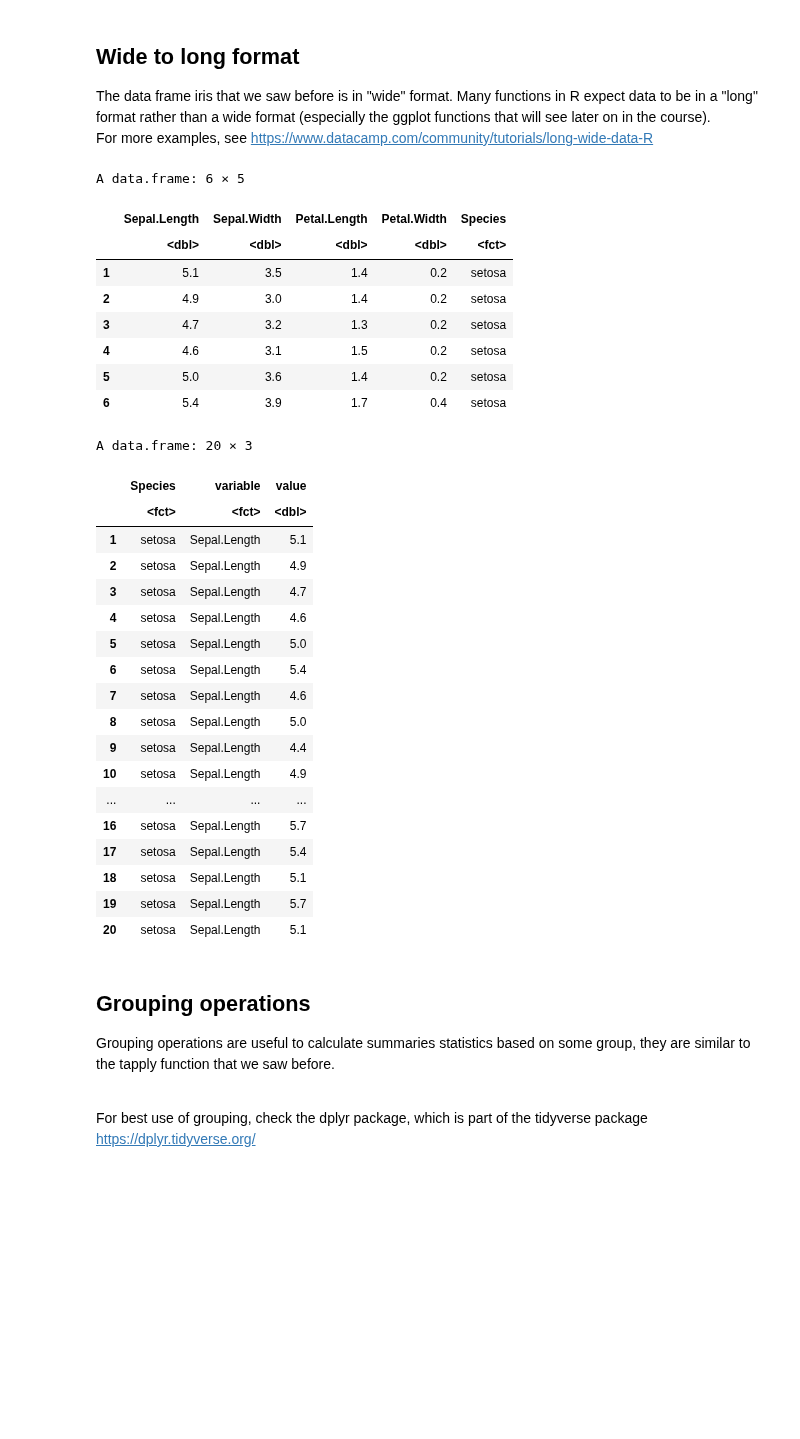
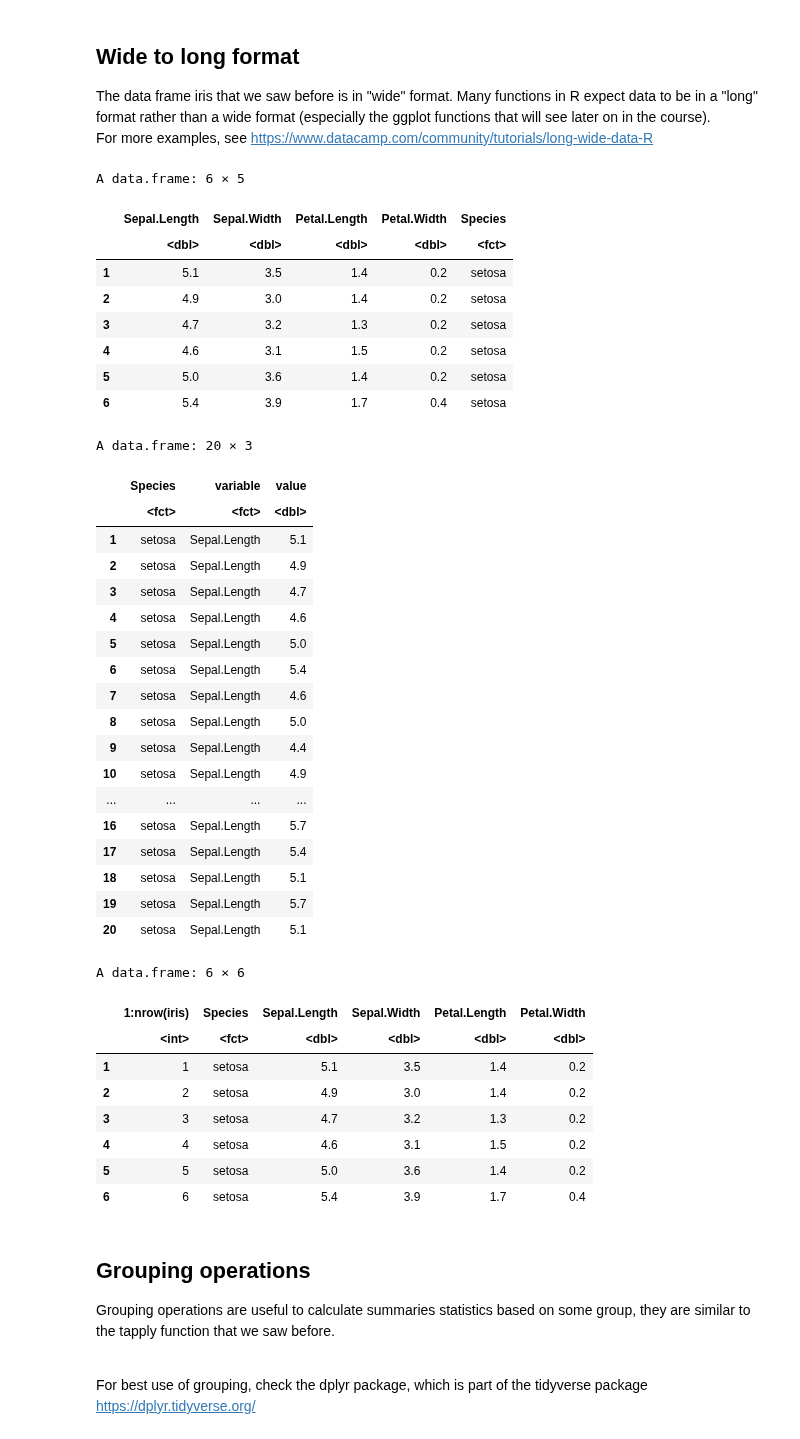
Before and after one commit to jmgs7/Introduction_R, a Jupyter notebook: 2 - Data frames.ipynb, the cells around one changed output. Saved outputs shown, nothing was run; the diff lists cells and outputs as text; code cells hidden in the pictures; blank space fills up the shorter version.

```diff
--- a/2 - Data frames.ipynb
+++ b/2 - Data frames.ipynb
@@ -176,37 +195,47 @@ m <- melt(iris, id.vars =  c("Species"))
 head(m, 20)
 
 # turn long format back to wide format. dcast requires a formula (y ~ x) defining how the data frame should look like
-#d <- dcast(m,   1:nrow(iris) + Species ~ variable, value.var  = "value")
-#head(d)
+# La estructura es: dcast(df, columnas + como + filas ~ columna_como_columnas (tipo vaule variable generalmente), value.var = "esto para forzar que sean valores si da error")
+d <- dcast(m, 1:nrow(iris) + Species ~ variable, value.var  = "value")
+head(d)
 # %% [output]
 A data.frame: 6 × 5
 |  | Sepal.Length | Sepal.Width | Petal.Length | Petal.Width | Species |
 |  | <dbl> | <dbl> | <dbl> | <dbl> | <fct> |
 | 1 | 5.1 | 3.5 | 1.4 | 0.2 | setosa |
 | 2 | 4.9 | 3.0 | 1.4 | 0.2 | setosa |
 | 3 | 4.7 | 3.2 | 1.3 | 0.2 | setosa |
 | 4 | 4.6 | 3.1 | 1.5 | 0.2 | setosa |
 | 5 | 5.0 | 3.6 | 1.4 | 0.2 | setosa |
 | 6 | 5.4 | 3.9 | 1.7 | 0.4 | setosa |
 A data.frame: 20 × 3
 |  | Species | variable | value |
 |  | <fct> | <fct> | <dbl> |
 | 1 | setosa | Sepal.Length | 5.1 |
 | 2 | setosa | Sepal.Length | 4.9 |
 | 3 | setosa | Sepal.Length | 4.7 |
 | 4 | setosa | Sepal.Length | 4.6 |
 | 5 | setosa | Sepal.Length | 5.0 |
 | 6 | setosa | Sepal.Length | 5.4 |
 | 7 | setosa | Sepal.Length | 4.6 |
 | 8 | setosa | Sepal.Length | 5.0 |
 | 9 | setosa | Sepal.Length | 4.4 |
 | 10 | setosa | Sepal.Length | 4.9 |
 | ... | ... | ... | ... |
 | 16 | setosa | Sepal.Length | 5.7 |
 | 17 | setosa | Sepal.Length | 5.4 |
 | 18 | setosa | Sepal.Length | 5.1 |
 | 19 | setosa | Sepal.Length | 5.7 |
 | 20 | setosa | Sepal.Length | 5.1 |
+A data.frame: 6 × 6
+|  | 1:nrow(iris) | Species | Sepal.Length | Sepal.Width | Petal.Length | Petal.Width |
+|  | <int> | <fct> | <dbl> | <dbl> | <dbl> | <dbl> |
+| 1 | 1 | setosa | 5.1 | 3.5 | 1.4 | 0.2 |
+| 2 | 2 | setosa | 4.9 | 3.0 | 1.4 | 0.2 |
+| 3 | 3 | setosa | 4.7 | 3.2 | 1.3 | 0.2 |
+| 4 | 4 | setosa | 4.6 | 3.1 | 1.5 | 0.2 |
+| 5 | 5 | setosa | 5.0 | 3.6 | 1.4 | 0.2 |
+| 6 | 6 | setosa | 5.4 | 3.9 | 1.7 | 0.4 |
 # %% [markdown]
 ## Grouping operations
 
```
Also changed, not shown: parts of 4 cells of this notebook.
